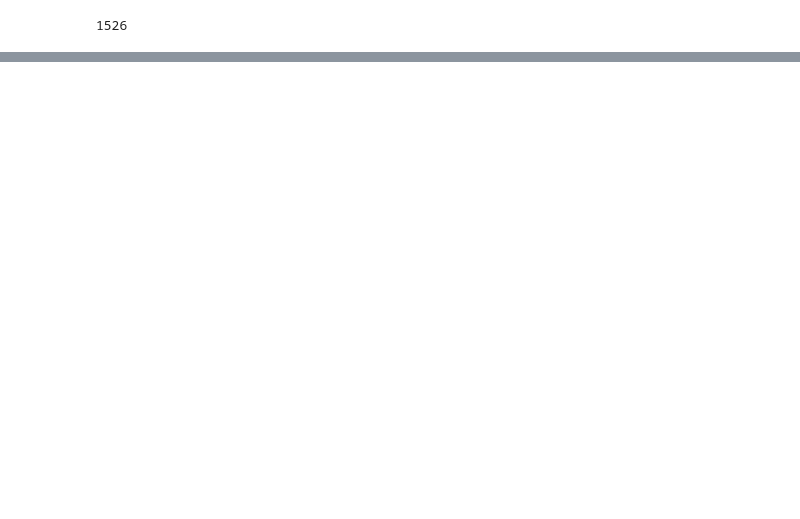
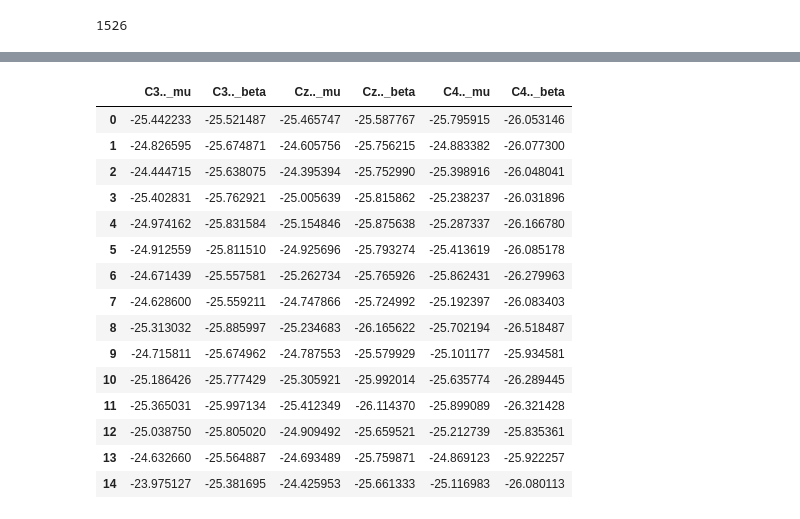
Before and after one commit to BuiHoangTu/eeg-analysis, a Jupyter notebook: notebooks/train_model.ipynb, the cells around one changed output, grey strips where cells are left out. Saved outputs shown, nothing was run; the diff lists cells and outputs as text; code cells hidden in the pictures; blank space fills up the shorter version.

```diff
--- a/notebooks/train_model.ipynb
+++ b/notebooks/train_model.ipynb
@@ -114,0 +75,13 @@ raw.ch_names
+# %%
+bands = {
+    "mu": (8.0, 13.0),
+    "beta": (13.0, 30.0),
+}
+
+psd = epochs.compute_psd(
+    method="welch",
+    fmin=min(low for low, _ in bands.values()),
+    fmax=max(high for _, high in bands.values()),
+    verbose=False,
+)
+psd
@@ -114,0 +105,43 @@ raw.ch_names
+# %%
+import numpy as np
+import pandas as pd
+
+epsilon = 1e-12
+
+powers = psd.get_data()
+freqs = psd.freqs
+
+feature_columns = []
+feature_names = []
+
+for channel_index, channel_name in enumerate(epochs.ch_names):
+    for band_name, (low_freq, high_freq) in bands.items():
+        band_mask = (freqs >= low_freq) & (freqs < high_freq)
+        if not np.any(band_mask):
+            band_power = np.full(len(epochs), epsilon)
+        else:
+            band_power = powers[:, channel_index, :][:, band_mask].mean(axis=1)
+        feature_columns.append(np.log(band_power + epsilon))
+        feature_names.append(f"{channel_name}_{band_name}")
+
+X = np.column_stack(feature_columns)
+features_df = pd.DataFrame(X, columns=feature_names)
+# %%
+features_df
+# %% [output]
+|  | C3.._mu | C3.._beta | Cz.._mu | Cz.._beta | C4.._mu | C4.._beta |
+| 0 | -25.442233 | -25.521487 | -25.465747 | -25.587767 | -25.795915 | -26.053146 |
+| 1 | -24.826595 | -25.674871 | -24.605756 | -25.756215 | -24.883382 | -26.077300 |
+| 2 | -24.444715 | -25.638075 | -24.395394 | -25.752990 | -25.398916 | -26.048041 |
+| 3 | -25.402831 | -25.762921 | -25.005639 | -25.815862 | -25.238237 | -26.031896 |
+| 4 | -24.974162 | -25.831584 | -25.154846 | -25.875638 | -25.287337 | -26.166780 |
+| 5 | -24.912559 | -25.811510 | -24.925696 | -25.793274 | -25.413619 | -26.085178 |
+| 6 | -24.671439 | -25.557581 | -25.262734 | -25.765926 | -25.862431 | -26.279963 |
+| 7 | -24.628600 | -25.559211 | -24.747866 | -25.724992 | -25.192397 | -26.083403 |
+| 8 | -25.313032 | -25.885997 | -25.234683 | -26.165622 | -25.702194 | -26.518487 |
+| 9 | -24.715811 | -25.674962 | -24.787553 | -25.579929 | -25.101177 | -25.934581 |
+| 10 | -25.186426 | -25.777429 | -25.305921 | -25.992014 | -25.635774 | -26.289445 |
+| 11 | -25.365031 | -25.997134 | -25.412349 | -26.114370 | -25.899089 | -26.321428 |
+| 12 | -25.038750 | -25.805020 | -24.909492 | -25.659521 | -25.212739 | -25.835361 |
+| 13 | -24.632660 | -25.564887 | -24.693489 | -25.759871 | -24.869123 | -25.922257 |
+| 14 | -23.975127 | -25.381695 | -24.425953 | -25.661333 | -25.116983 | -26.080113 |
```
Also changed, not shown: parts of 4 cells of this notebook, 1 other file.
